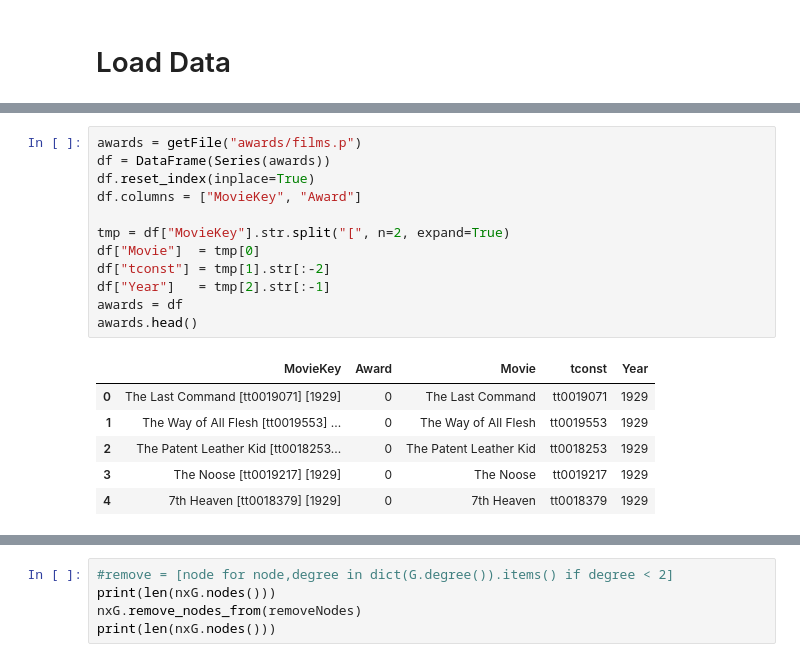
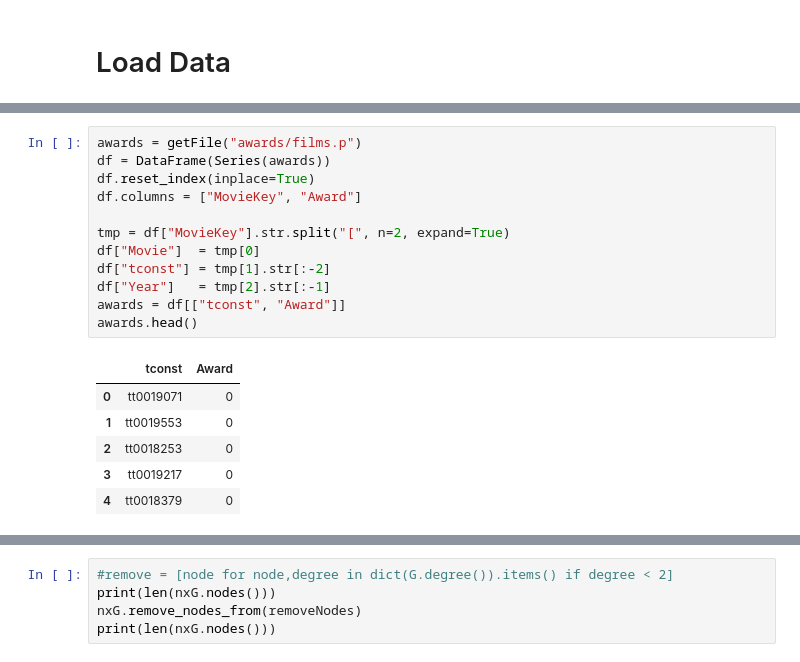
Before and after one commit to tgadf/movies, a Jupyter notebook: IMDB.ipynb, the cells around one changed output, grey strips where cells are left out. Cells and saved outputs as stored; diff of their text form.

```diff
--- a/IMDB.ipynb
+++ b/IMDB.ipynb
@@ -61,19 +94,19 @@ title_basics.head()
 # %%
 awards = getFile("awards/films.p")
 df = DataFrame(Series(awards))
 df.reset_index(inplace=True)
 df.columns = ["MovieKey", "Award"]
 
 tmp = df["MovieKey"].str.split("[", n=2, expand=True)
 df["Movie"]  = tmp[0]
 df["tconst"] = tmp[1].str[:-2]
 df["Year"]   = tmp[2].str[:-1]
-awards = df
+awards = df[["tconst", "Award"]]
 awards.head()
 # %% [output]
-|  | MovieKey | Award | Movie | tconst | Year |
-| 0 | The Last Command [tt0019071] [1929] | 0 | The Last Command | tt0019071 | 1929 |
-| 1 | The Way of All Flesh [tt0019553] ... | 0 | The Way of All Flesh | tt0019553 | 1929 |
-| 2 | The Patent Leather Kid [tt0018253... | 0 | The Patent Leather Kid | tt0018253 | 1929 |
-| 3 | The Noose [tt0019217] [1929] | 0 | The Noose | tt0019217 | 1929 |
-| 4 | 7th Heaven [tt0018379] [1929] | 0 | 7th Heaven | tt0018379 | 1929 |
+|  | tconst | Award |
+| 0 | tt0019071 | 0 |
+| 1 | tt0019553 | 0 |
+| 2 | tt0018253 | 0 |
+| 3 | tt0019217 | 0 |
+| 4 | tt0018379 | 0 |
```
Also changed, not shown: parts of 17 cells of this notebook, 5 other files.
